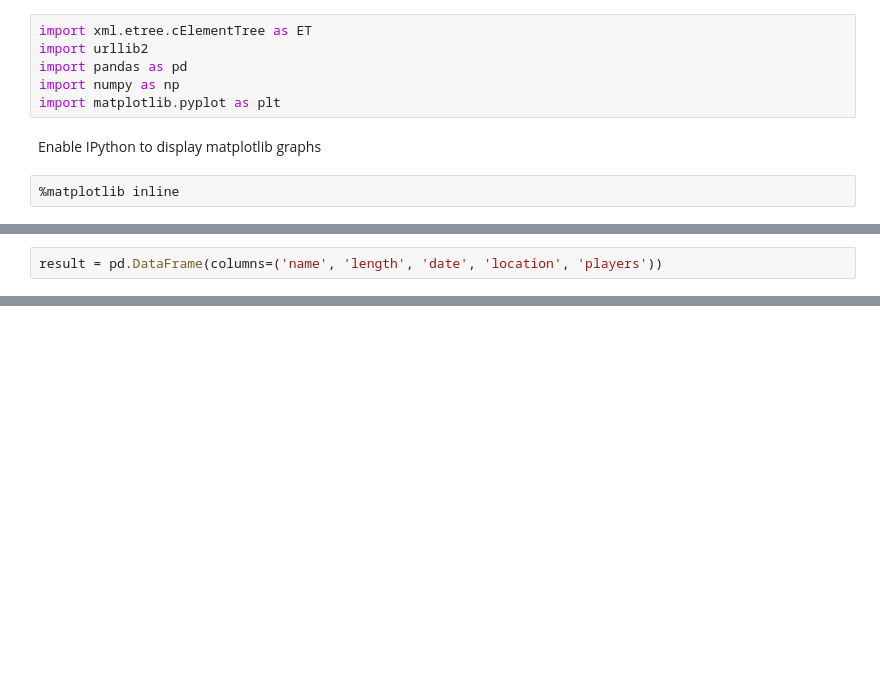
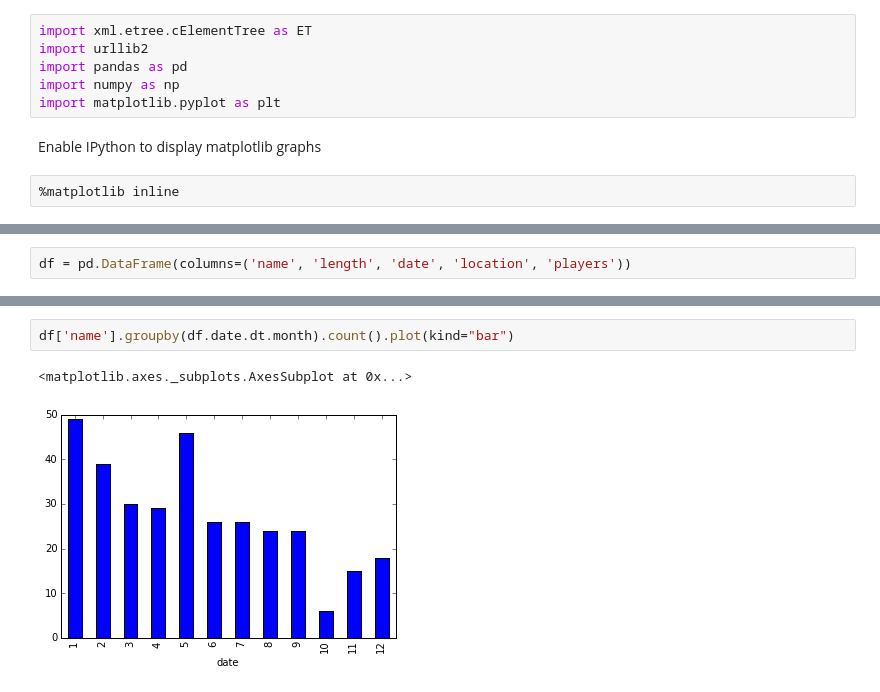
Before and after one commit to banzayats/bgg_xml_stats, a Jupyter notebook: BGG_stats.ipynb, the cells around one changed output, grey strips where cells are left out. Saved outputs shown, nothing was run; the diff lists cells and outputs as text; blank space fills up the shorter version.

```diff
--- a/BGG_stats.ipynb
+++ b/BGG_stats.ipynb
@@ -11,2 +13,2 @@ Enable IPython to display matplotlib graphs
 # %%
-result = pd.DataFrame(columns=('name', 'length', 'date', 'location', 'players'))
+df = pd.DataFrame(columns=('name', 'length', 'date', 'location', 'players'))
@@ -92,0 +111,5 @@ games_length.sort_values('length', ascending=False).head()
+# %%
+df['name'].groupby(df.date.dt.month).count().plot(kind="bar")
+# %% [output]
+<matplotlib.axes._subplots.AxesSubplot at 0x...>
+[figure, added]
```
Also changed, not shown: parts of 12 cells of this notebook.
